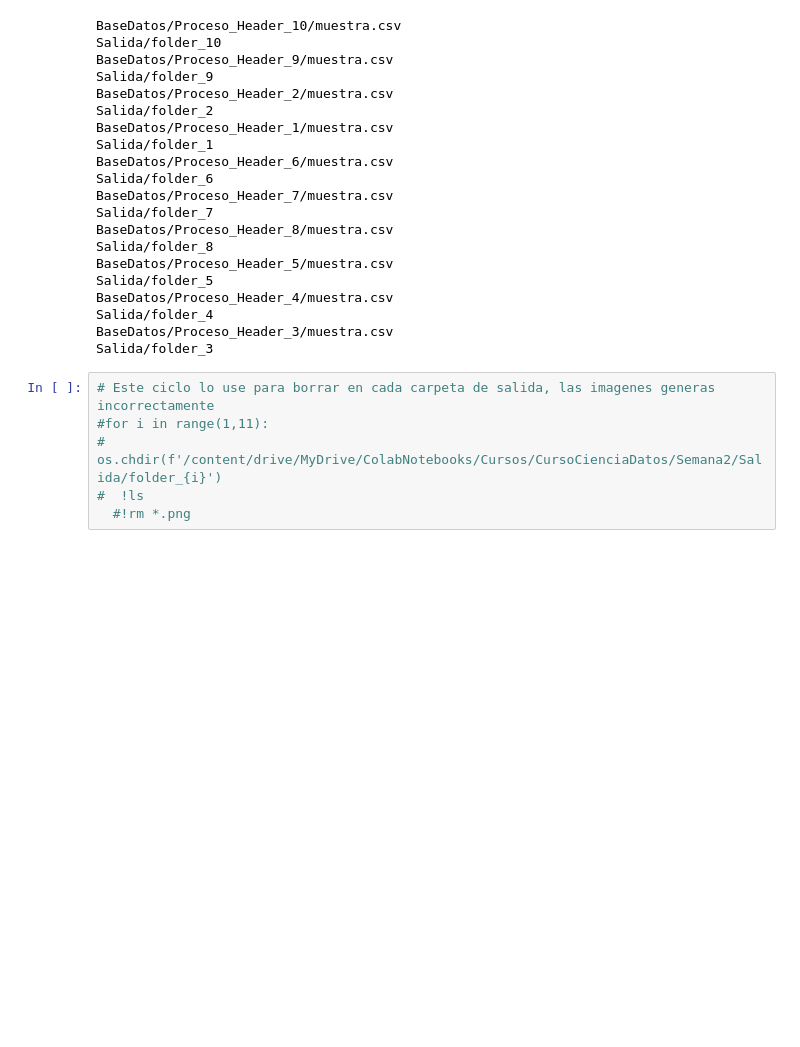
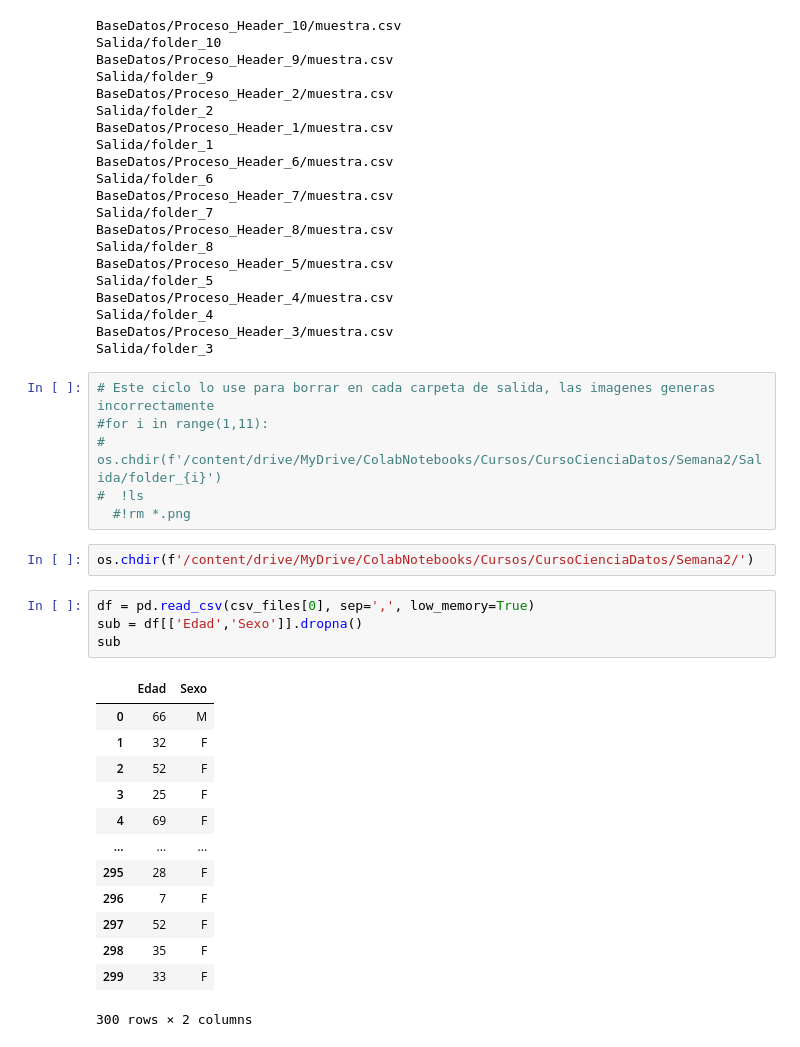
Before and after one commit to asegura4488/CienciaDatos, a Jupyter notebook: Semana2/Sesion4.ipynb, the cells around one changed output. Cells and saved outputs as stored; diff of their text form; blank space fills up the shorter version.

```diff
--- a/Semana2/Sesion4.ipynb
+++ b/Semana2/Sesion4.ipynb
@@ -245,3 +245,23 @@ Salida/folder_3
 #  os.chdir(f'/content/drive/MyDrive/ColabNotebooks/Cursos/CursoCienciaDatos/Semana2/Salida/folder_{i}')
 #  !ls
   #!rm *.png
+# %%
+os.chdir(f'/content/drive/MyDrive/ColabNotebooks/Cursos/CursoCienciaDatos/Semana2/')
+# %%
+df = pd.read_csv(csv_files[0], sep=',', low_memory=True)
+sub = df[['Edad','Sexo']].dropna()
+sub
+# %% [output]
+|  | Edad | Sexo |
+| 0 | 66 | M |
+| 1 | 32 | F |
+| 2 | 52 | F |
+| 3 | 25 | F |
+| 4 | 69 | F |
+| ... | ... | ... |
+| 295 | 28 | F |
+| 296 | 7 | F |
+| 297 | 52 | F |
+| 298 | 35 | F |
+| 299 | 33 | F |
+300 rows × 2 columns
```
Also changed, not shown: parts of 1 cell of this notebook.
